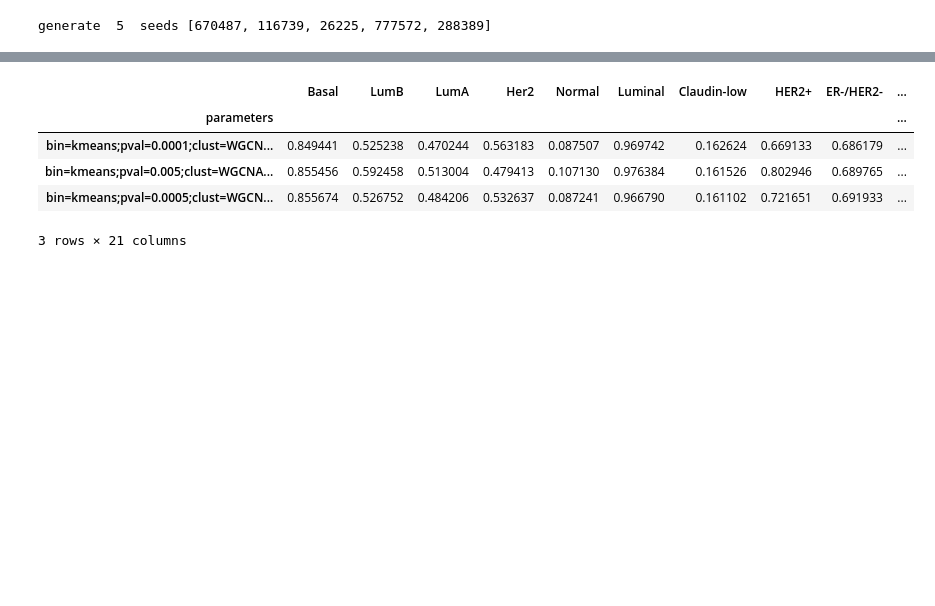
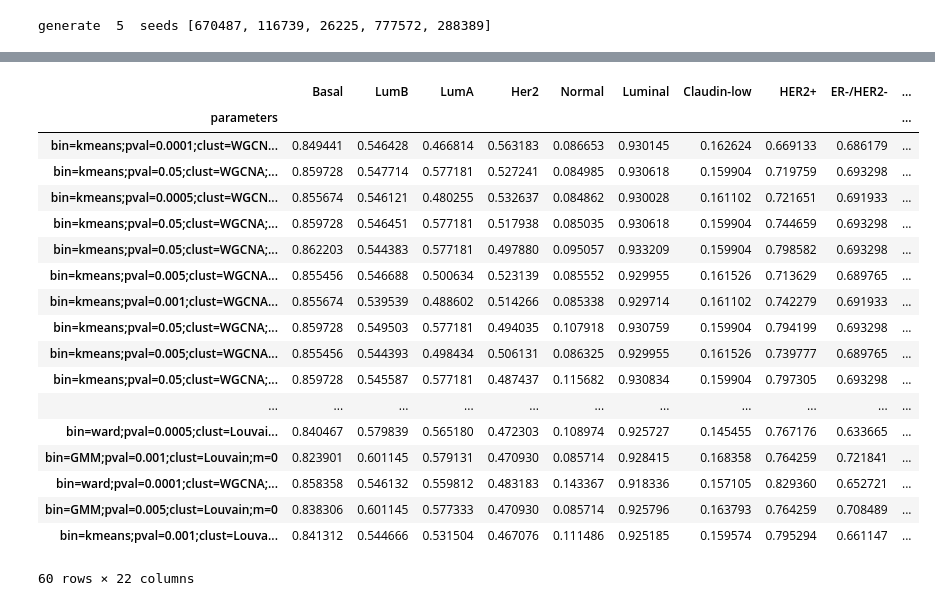
Before and after one commit to ozolotareva/unpast_paper, a Jupyter notebook: evaluation_on_real_data.ipynb, the cells around one changed output, grey strips where cells are left out. Saved outputs shown, nothing was run; the diff lists cells and outputs as text; code cells hidden in the pictures; blank space fills up the shorter version.

```diff
--- a/evaluation_on_real_data.ipynb
+++ b/evaluation_on_real_data.ipynb
@@ -295,10 +262,23 @@ df.head(3)
 # %%
-df = pd.DataFrame.from_records(subt_m).groupby("parameters").agg("mean").sort_values("overall_performance_Intrinsic",ascending = False)
-df.head(3)
+#df2 = pd.DataFrame.from_records(subt_m).groupby("parameters").agg("mean").sort_values("overall_performance_Intrinsic",ascending = False)
+df2.sort_values("overall_performance_Intrinsic",ascending = False).head(60)
 # %% [output]
 |  | Basal | LumB | LumA | Her2 | Normal | Luminal | Claudin-low | HER2+ | ER-/HER2- | ... |
 | parameters |  |  |  |  |  |  |  |  |  | ... |
-| bin=kmeans;pval=0.0001;clust=WGCN... | 0.849441 | 0.525238 | 0.470244 | 0.563183 | 0.087507 | 0.969742 | 0.162624 | 0.669133 | 0.686179 | ... |
-| bin=kmeans;pval=0.005;clust=WGCNA... | 0.855456 | 0.592458 | 0.513004 | 0.479413 | 0.107130 | 0.976384 | 0.161526 | 0.802946 | 0.689765 | ... |
-| bin=kmeans;pval=0.0005;clust=WGCN... | 0.855674 | 0.526752 | 0.484206 | 0.532637 | 0.087241 | 0.966790 | 0.161102 | 0.721651 | 0.691933 | ... |
+| bin=kmeans;pval=0.0001;clust=WGCN... | 0.849441 | 0.546428 | 0.466814 | 0.563183 | 0.086653 | 0.930145 | 0.162624 | 0.669133 | 0.686179 | ... |
+| bin=kmeans;pval=0.05;clust=WGCNA;... | 0.859728 | 0.547714 | 0.577181 | 0.527241 | 0.084985 | 0.930618 | 0.159904 | 0.719759 | 0.693298 | ... |
+| bin=kmeans;pval=0.0005;clust=WGCN... | 0.855674 | 0.546121 | 0.480255 | 0.532637 | 0.084862 | 0.930028 | 0.161102 | 0.721651 | 0.691933 | ... |
+| bin=kmeans;pval=0.05;clust=WGCNA;... | 0.859728 | 0.546451 | 0.577181 | 0.517938 | 0.085035 | 0.930618 | 0.159904 | 0.744659 | 0.693298 | ... |
+| bin=kmeans;pval=0.05;clust=WGCNA;... | 0.862203 | 0.544383 | 0.577181 | 0.497880 | 0.095057 | 0.933209 | 0.159904 | 0.798582 | 0.693298 | ... |
+| bin=kmeans;pval=0.005;clust=WGCNA... | 0.855456 | 0.546688 | 0.500634 | 0.523139 | 0.085552 | 0.929955 | 0.161526 | 0.713629 | 0.689765 | ... |
+| bin=kmeans;pval=0.001;clust=WGCNA... | 0.855674 | 0.539539 | 0.488602 | 0.514266 | 0.085338 | 0.929714 | 0.161102 | 0.742279 | 0.691933 | ... |
+| bin=kmeans;pval=0.05;clust=WGCNA;... | 0.859728 | 0.549503 | 0.577181 | 0.494035 | 0.107918 | 0.930759 | 0.159904 | 0.794199 | 0.693298 | ... |
+| bin=kmeans;pval=0.005;clust=WGCNA... | 0.855456 | 0.544393 | 0.498434 | 0.506131 | 0.086325 | 0.929955 | 0.161526 | 0.739777 | 0.689765 | ... |
+| bin=kmeans;pval=0.05;clust=WGCNA;... | 0.859728 | 0.545587 | 0.577181 | 0.487437 | 0.115682 | 0.930834 | 0.159904 | 0.797305 | 0.693298 | ... |
+| ... | ... | ... | ... | ... | ... | ... | ... | ... | ... | ... |
+| bin=ward;pval=0.0005;clust=Louvai... | 0.840467 | 0.579839 | 0.565180 | 0.472303 | 0.108974 | 0.925727 | 0.145455 | 0.767176 | 0.633665 | ... |
+| bin=GMM;pval=0.001;clust=Louvain;m=0 | 0.823901 | 0.601145 | 0.579131 | 0.470930 | 0.085714 | 0.928415 | 0.168358 | 0.764259 | 0.721841 | ... |
+| bin=ward;pval=0.0001;clust=WGCNA;... | 0.858358 | 0.546132 | 0.559812 | 0.483183 | 0.143367 | 0.918336 | 0.157105 | 0.829360 | 0.652721 | ... |
+| bin=GMM;pval=0.005;clust=Louvain;m=0 | 0.838306 | 0.601145 | 0.577333 | 0.470930 | 0.085714 | 0.925796 | 0.163793 | 0.764259 | 0.708489 | ... |
+| bin=kmeans;pval=0.001;clust=Louva... | 0.841312 | 0.544666 | 0.531504 | 0.467076 | 0.111486 | 0.925185 | 0.159574 | 0.795294 | 0.661147 | ... |
-3 rows × 21 columns
+60 rows × 22 columns
```
Also changed, not shown: parts of 15 cells of this notebook, 2 other files.
